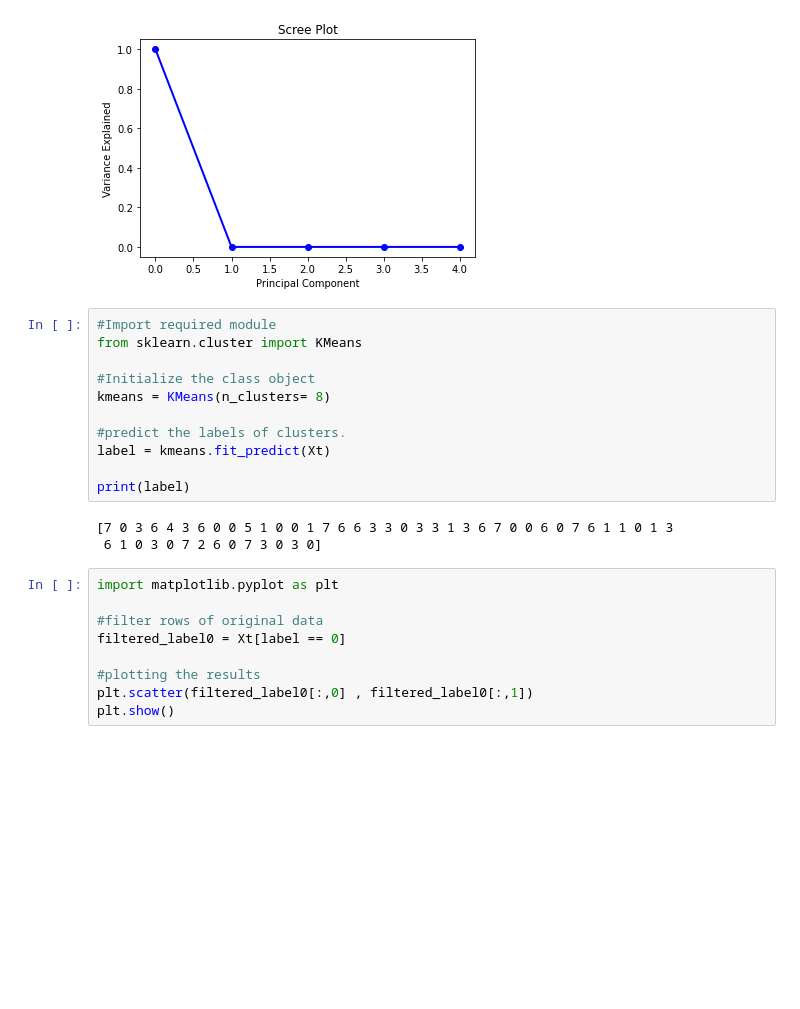
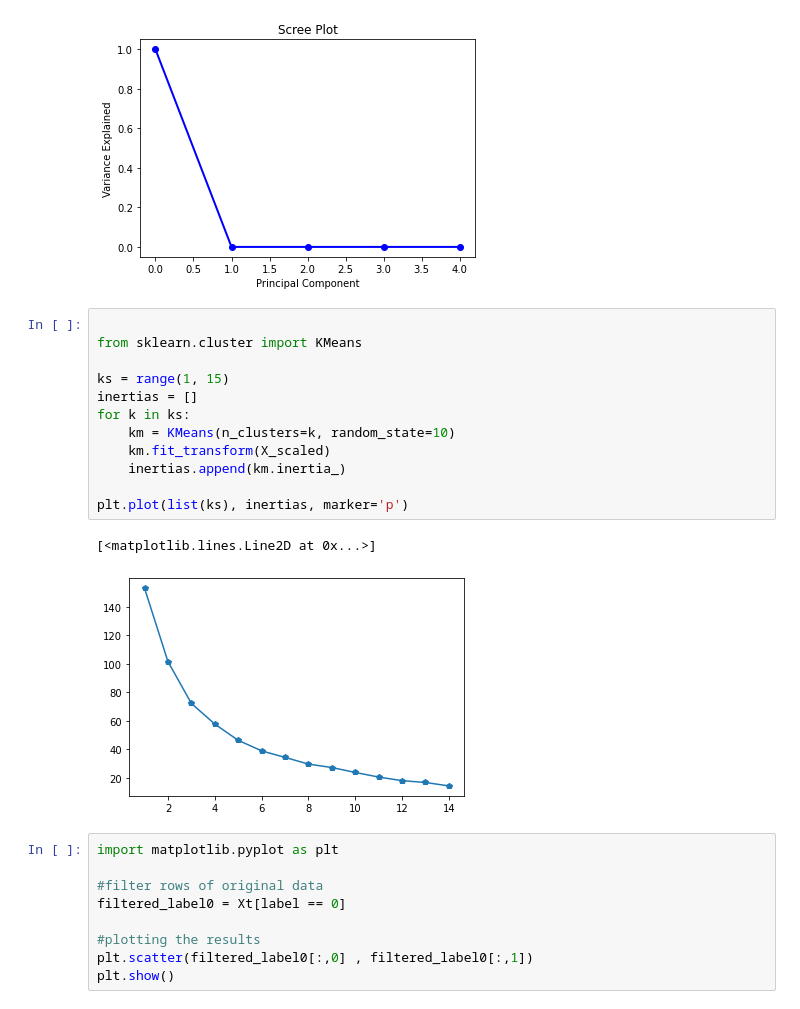
Before and after one commit to Technocolabs100/Technocolabs-Internship-Mini-Project-Reducing-Traffic-Mortality, a Jupyter notebook: mini_project.ipynb, the cells around one changed output. Drawn from its saved outputs; the diff is of its cells as text; blank space fills up the shorter version.

```diff
--- a/mini_project.ipynb
+++ b/mini_project.ipynb
@@ -230,19 +211,20 @@ plt.show()
 # %% [output]
 [figure]
 # %%
-#Import required module
+
 from sklearn.cluster import KMeans
 
-#Initialize the class object
-kmeans = KMeans(n_clusters= 8)
+ks = range(1, 15)
+inertias = []
+for k in ks:
+    km = KMeans(n_clusters=k, random_state=10)
+    km.fit_transform(X_scaled)
+    inertias.append(km.inertia_)
 
-#predict the labels of clusters.
-label = kmeans.fit_predict(Xt)
-
-print(label)
+plt.plot(list(ks), inertias, marker='p')
 # %% [output]
-[7 0 3 6 4 3 6 0 0 5 1 0 0 1 7 6 6 3 3 0 3 3 1 3 6 7 0 0 6 0 7 6 1 1 0 1 3
- 6 1 0 3 0 7 2 6 0 7 3 0 3 0]
+[<matplotlib.lines.Line2D at 0x...>]
+[figure, added]
 # %%
 import matplotlib.pyplot as plt
 
```
Also changed, not shown: parts of 14 cells of this notebook.
